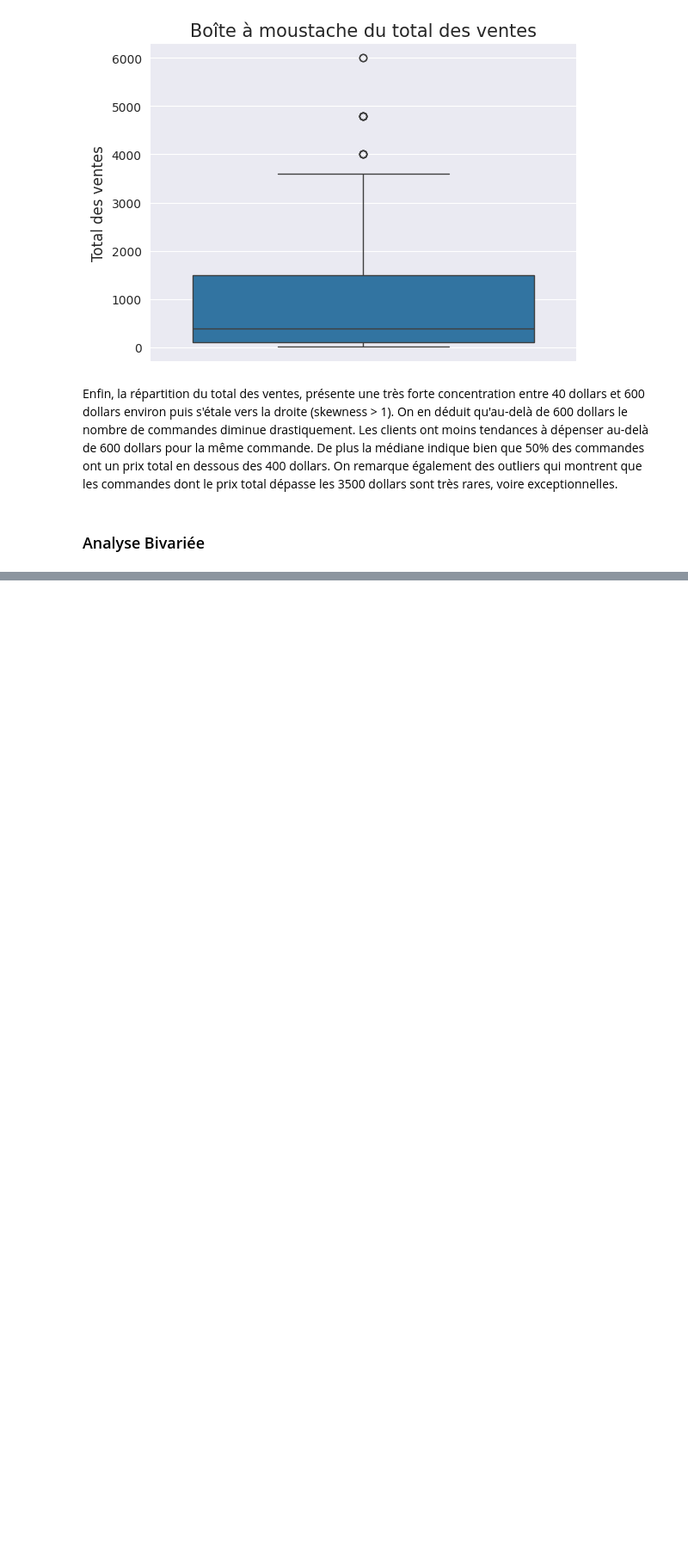
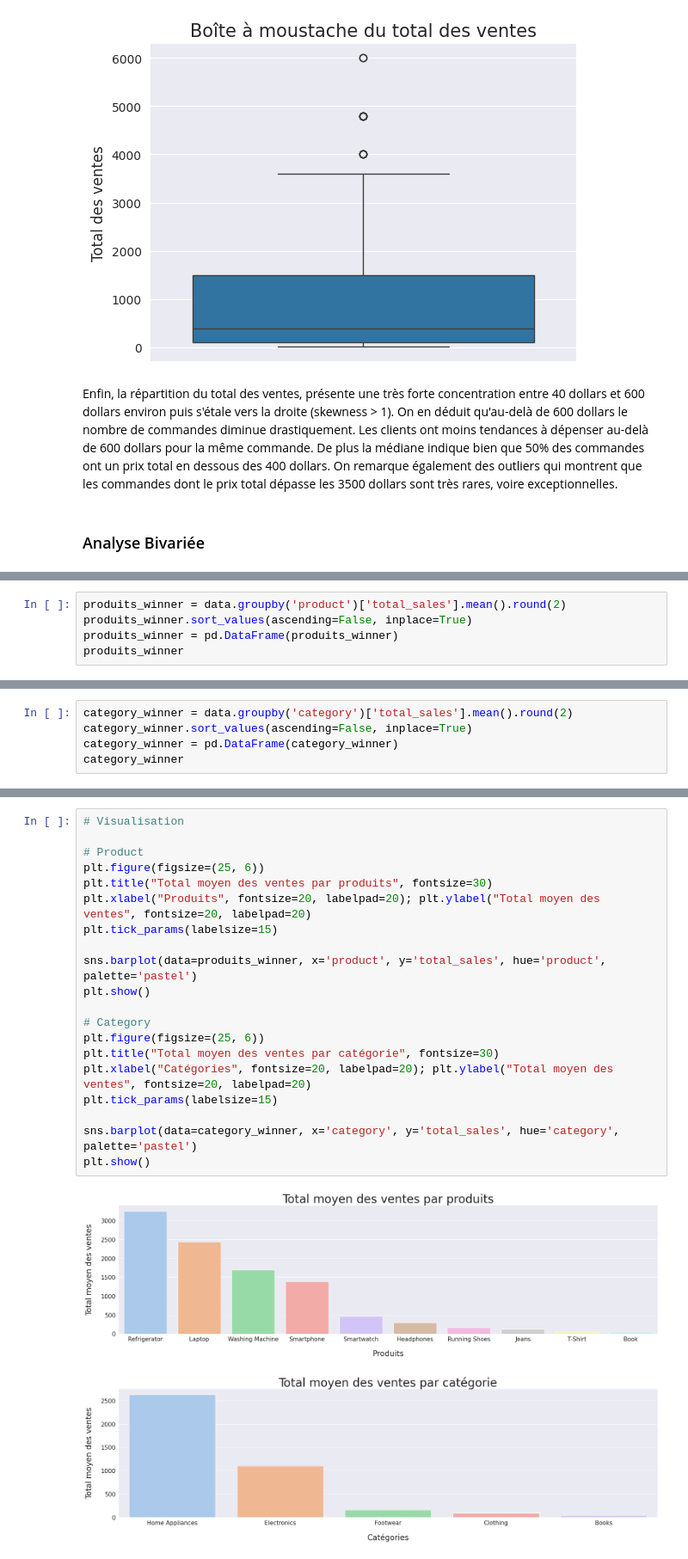
Before and after one commit to chanwinharold/Amazon_Sales, a Jupyter notebook: notebooks/02_exploratory_analysis.ipynb, the cells around one changed output, grey strips where cells are left out. Shown at 86% size. Cells and saved outputs as stored; diff of their text form; blank space fills up the shorter version.

```diff
--- a/notebooks/02_exploratory_analysis.ipynb
+++ b/notebooks/02_exploratory_analysis.ipynb
@@ -231,0 +334,5 @@ Enfin, la répartition du total des ventes, présente une très forte concentrat
+# %%
+produits_winner = data.groupby('product')['total_sales'].mean().round(2)
+produits_winner.sort_values(ascending=False, inplace=True)
+produits_winner = pd.DataFrame(produits_winner)
+produits_winner
@@ -231,0 +352,5 @@ Enfin, la répartition du total des ventes, présente une très forte concentrat
+# %%
+category_winner = data.groupby('category')['total_sales'].mean().round(2)
+category_winner.sort_values(ascending=False, inplace=True)
+category_winner = pd.DataFrame(category_winner)
+category_winner
@@ -231,0 +365,23 @@ Enfin, la répartition du total des ventes, présente une très forte concentrat
+# %%
+# Visualisation
+
+# Product
+plt.figure(figsize=(25, 6))
+plt.title("Total moyen des ventes par produits", fontsize=30)
+plt.xlabel("Produits", fontsize=20, labelpad=20); plt.ylabel("Total moyen des ventes", fontsize=20, labelpad=20)
+plt.tick_params(labelsize=15)
+
+sns.barplot(data=produits_winner, x='product', y='total_sales', hue='product', palette='pastel')
+plt.show()
+
+# Category
+plt.figure(figsize=(25, 6))
+plt.title("Total moyen des ventes par catégorie", fontsize=30)
+plt.xlabel("Catégories", fontsize=20, labelpad=20); plt.ylabel("Total moyen des ventes", fontsize=20, labelpad=20)
+plt.tick_params(labelsize=15)
+
+sns.barplot(data=category_winner, x='category', y='total_sales', hue='category', palette='pastel')
+plt.show()
+# %% [output]
+[figure, added]
+[figure, added]
```
Also changed, not shown: parts of 24 cells of this notebook.
